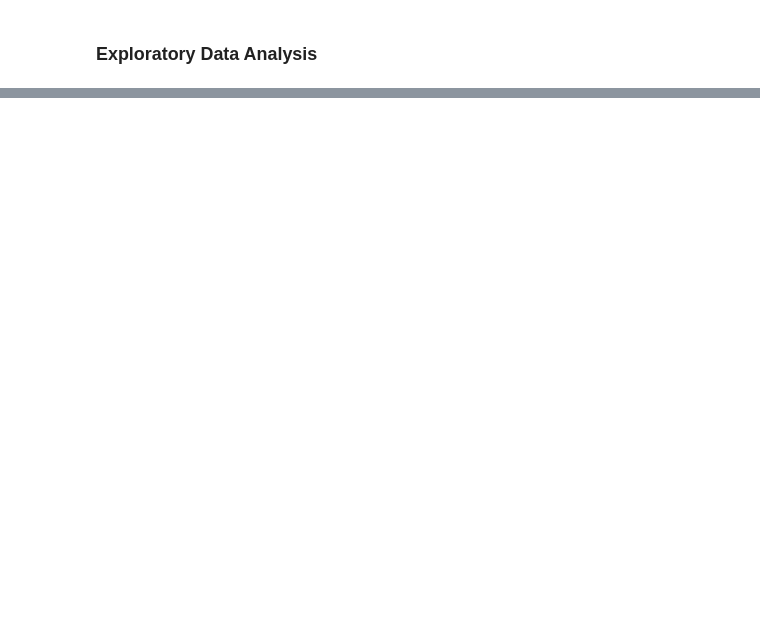
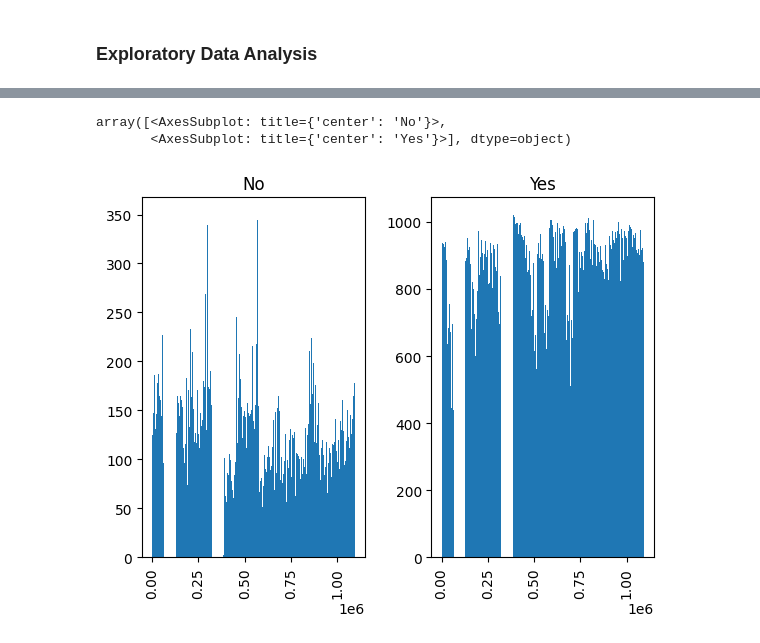
Before and after one commit to pondyasha/NFL_Attendence_Prediction, a Jupyter notebook: colts_analysis.ipynb, the cells around one changed output, grey strips where cells are left out. Saved outputs shown, nothing was run; the diff lists cells and outputs as text; code cells hidden in the pictures; blank space fills up the shorter version.

Commit message:
visualizations for isAttended variable

```diff
--- a/colts_analysis.ipynb
+++ b/colts_analysis.ipynb
@@ -541,4 +525,5 @@ paid_non_nulls.head()
 # %%
 # all the null values in paid column has a value in 'price'column, looks like they have forgotten to enter this value. So we can replace it to 'Y'
 
-colts_data = colts_data.paid.fillna('Y')
+colts_data.paid.fillna('Y')
+colts_data.head()
@@ -545,2 +553,4 @@ colts_data = colts_data.paid.fillna('Y')
+# %%
+colts_data = colts_data[colts_data['isAttended'] != '???']
 # %% [markdown]
 ### Exploratory Data Analysis
@@ -546,0 +563,3 @@ colts_data = colts_data.paid.fillna('Y')
+# %%
+colts_data = colts_data.reset_index(level=0)
+colts_data.head()
@@ -546,0 +574,7 @@ colts_data = colts_data.paid.fillna('Y')
+# %%
+
+colts_data.hist(column = 'index', by = 'isAttended', bins = 1000)
+# %% [output]
+array([<AxesSubplot: title={'center': 'No'}>,
+       <AxesSubplot: title={'center': 'Yes'}>], dtype=object)
+[figure, added]
```
Also changed, not shown: parts of 12 cells of this notebook.
